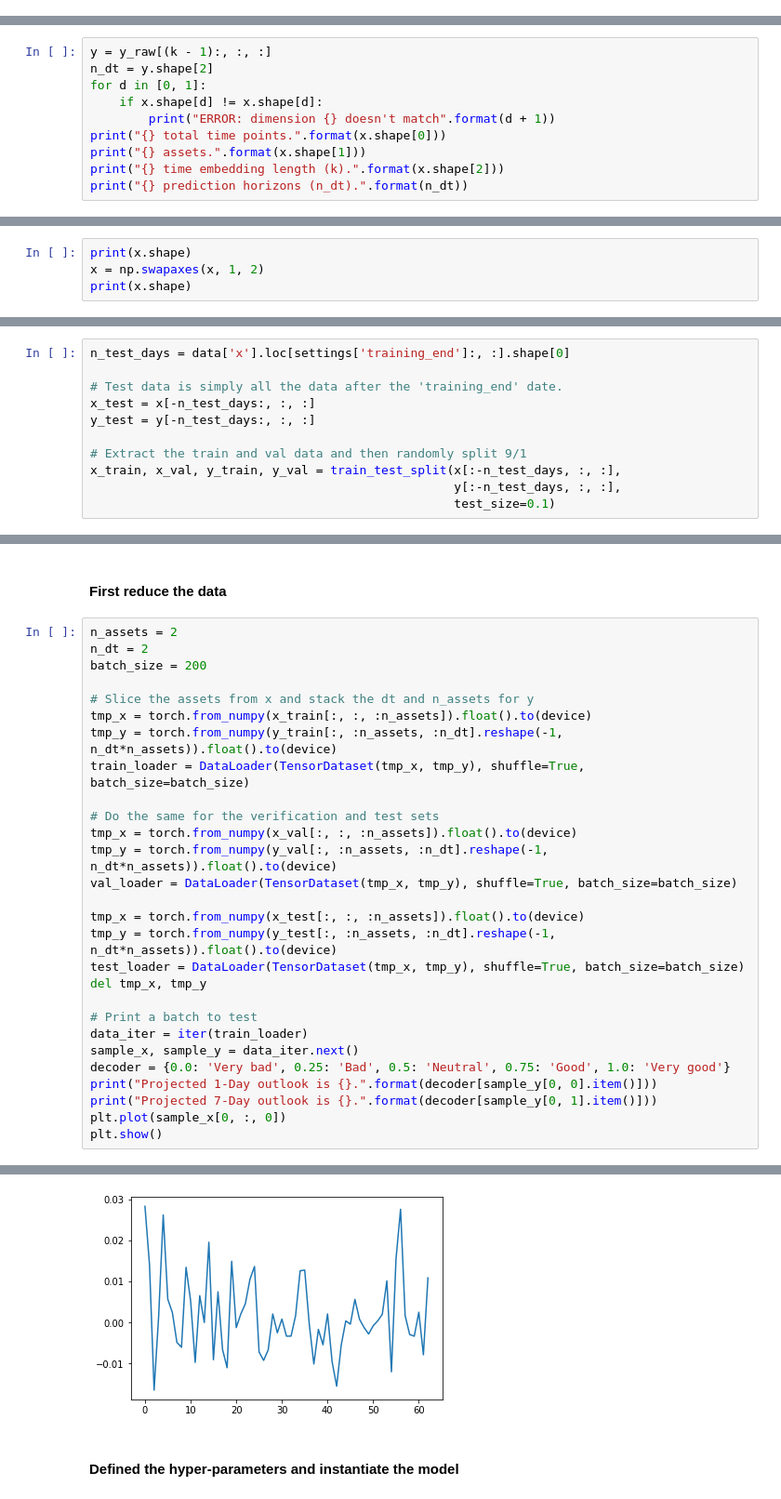
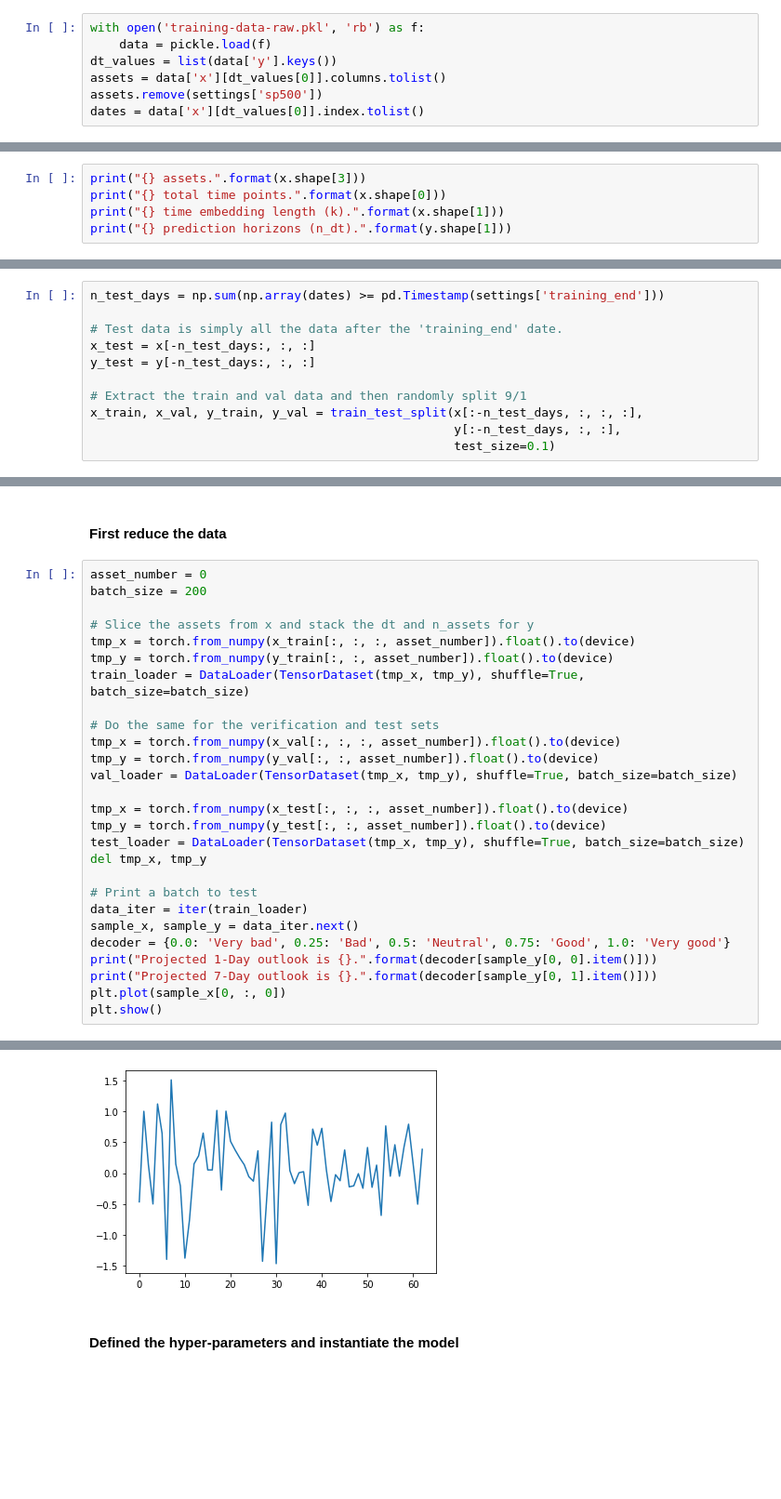
Before and after one commit to daniel-fudge/DRL-Portfolio-Optimization, a Jupyter notebook: signal-processing.ipynb, the cells around one changed output, grey strips where cells are left out. Shown: that part at 93% size. Drawn from its saved outputs; the diff is of its cells as text; blank space fills up the shorter version.

Commit message:
Updated how the data is prepared and trained with the S&P500 index.

```diff
--- a/signal-processing.ipynb
+++ b/signal-processing.ipynb
@@ -70,0 +38,7 @@ max_delta
+# %%
+with open('training-data-raw.pkl', 'rb') as f:
+    data = pickle.load(f)
+dt_values = list(data['y'].keys())
+assets = data['x'][dt_values[0]].columns.tolist()
+assets.remove(settings['sp500'])
+dates = data['x'][dt_values[0]].index.tolist()
@@ -71,13 +83,8 @@ max_delta
 # %% [markdown]
 ### 1.2 Process the target values `y`
 # %%
-y = y_raw[(k - 1):, :, :]
-n_dt = y.shape[2]
-for d in [0, 1]:
-    if x.shape[d] != x.shape[d]:
-        print("ERROR: dimension {} doesn't match".format(d + 1))
+print("{} assets.".format(x.shape[3]))
 print("{} total time points.".format(x.shape[0]))
-print("{} assets.".format(x.shape[1]))
-print("{} time embedding length (k).".format(x.shape[2]))
-print("{} prediction horizons (n_dt).".format(n_dt))
+print("{} time embedding length (k).".format(x.shape[1]))
+print("{} prediction horizons (n_dt).".format(y.shape[1]))
 # %% [output]
@@ -98,4 +101,0 @@ The input to the LSTM network must have dimensions [batch_size, sequence_length
-# %%
-print(x.shape)
-x = np.swapaxes(x, 1, 2)
-print(x.shape)
@@ -105,14 +102,14 @@ print(x.shape)
 # %% [markdown]
 ### Perform the split
 # %%
-n_test_days = data['x'].loc[settings['training_end']:, :].shape[0]
+n_test_days = np.sum(np.array(dates) >= pd.Timestamp(settings['training_end']))
 
 # Test data is simply all the data after the 'training_end' date.
 x_test = x[-n_test_days:, :, :]
 y_test = y[-n_test_days:, :, :]
 
 # Extract the train and val data and then randomly split 9/1
-x_train, x_val, y_train, y_val = train_test_split(x[:-n_test_days, :, :],
+x_train, x_val, y_train, y_val = train_test_split(x[:-n_test_days, :, :, :],
                                                   y[:-n_test_days, :, :],
                                                   test_size=0.1)
 # %% [markdown]
@@ -316,22 +314,21 @@ def train_lstm(lstm, batch_size, optimizer, criterion, n_epochs, min_v_loss=1.0)
 # %% [markdown]
 #### First reduce the data
 # %%
-n_assets = 2
-n_dt = 2
+asset_number = 0
 batch_size = 200
 
 # Slice the assets from x and stack the dt and n_assets for y
-tmp_x = torch.from_numpy(x_train[:, :, :n_assets]).float().to(device)
-tmp_y = torch.from_numpy(y_train[:, :n_assets, :n_dt].reshape(-1, n_dt*n_assets)).float().to(device)
+tmp_x = torch.from_numpy(x_train[:, :, :, asset_number]).float().to(device)
+tmp_y = torch.from_numpy(y_train[:, :, asset_number]).float().to(device)
 train_loader = DataLoader(TensorDataset(tmp_x, tmp_y), shuffle=True, batch_size=batch_size)
 
 # Do the same for the verification and test sets
-tmp_x = torch.from_numpy(x_val[:, :, :n_assets]).float().to(device)
-tmp_y = torch.from_numpy(y_val[:, :n_assets, :n_dt].reshape(-1, n_dt*n_assets)).float().to(device)
+tmp_x = torch.from_numpy(x_val[:, :, :, asset_number]).float().to(device)
+tmp_y = torch.from_numpy(y_val[:, :, asset_number]).float().to(device)
 val_loader = DataLoader(TensorDataset(tmp_x, tmp_y), shuffle=True, batch_size=batch_size)
 
-tmp_x = torch.from_numpy(x_test[:, :, :n_assets]).float().to(device)
-tmp_y = torch.from_numpy(y_test[:, :n_assets, :n_dt].reshape(-1, n_dt*n_assets)).float().to(device)
+tmp_x = torch.from_numpy(x_test[:, :, :, asset_number]).float().to(device)
+tmp_y = torch.from_numpy(y_test[:, :, asset_number]).float().to(device)
 test_loader = DataLoader(TensorDataset(tmp_x, tmp_y), shuffle=True, batch_size=batch_size)
 del tmp_x, tmp_y
 
@@ -349,4 +346,4 @@ Projected 7-Day outlook is Neutral.
-[figure, old version]
+[figure, new version]
 # %% [markdown]
 #### Defined the hyper-parameters and instantiate the model
 # %%
```
Also changed, not shown: parts of 17 cells of this notebook, 6 other files.
